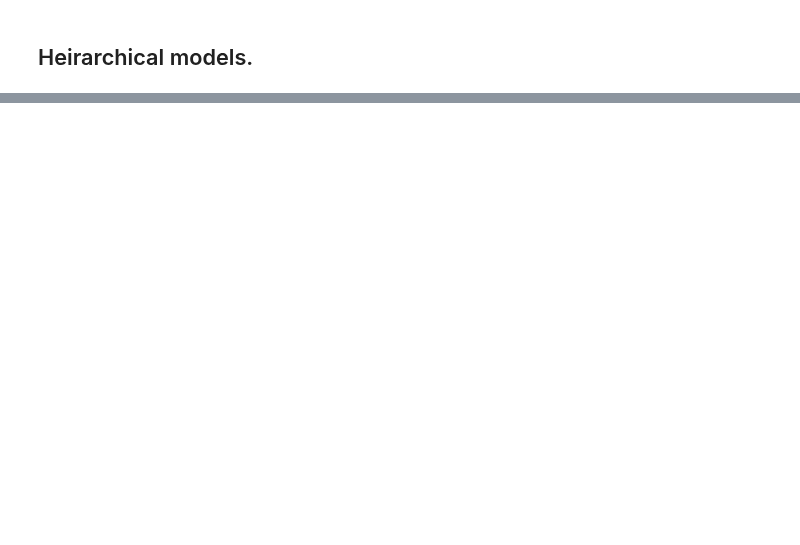
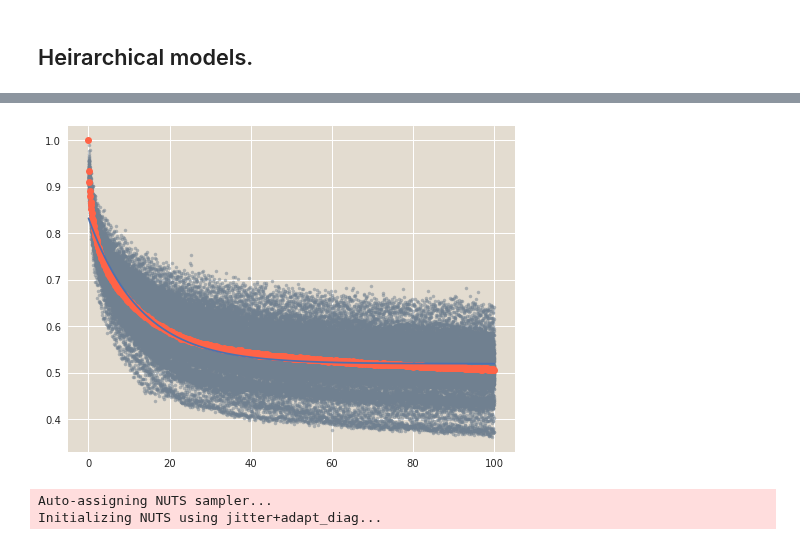
Before and after one commit to RPGroup-PBoC/mscl_survival, a Jupyter notebook: code/notebooks/testing_photobleaching_measurement.ipynb, the cells around one changed output, grey strips where cells are left out. Drawn from its saved outputs; the diff is of its cells as text; code cells hidden in the pictures; blank space fills up the shorter version.

Commit message:
Finished bleaching mcmc on delbrück

```diff
--- a/code/notebooks/testing_photobleaching_measurement.ipynb
+++ b/code/notebooks/testing_photobleaching_measurement.ipynb
@@ -81,0 +113,7 @@ Finished [100%]: Average Loss = 6,794
+# %%
+df = mscl.mcmc.trace_to_dataframe(trace, mean_auto_model)
+auto_stats = mscl.mcmc.compute_statistics(df)
+# %%
+auto_bg = auto_stats[auto_stats['parameter']=='bg']['mode'].values[0]
+auto_beta = auto_stats[auto_stats['parameter']=='beta']['mode'].values[0]
+auto_tau = auto_stats[auto_stats['parameter']=='tau']['mode'].values[0]
@@ -81,0 +127,12 @@ Finished [100%]: Average Loss = 6,794
+# %%
+fig, ax = plt.subplots(1, 1, figsize=(8,6))
+time_range = np.linspace(0, 100, 500)
+theo = auto_bg + auto_beta * np.exp(-time_range / auto_tau)
+_ = ax.plot(auto_data['elapsed_time_s'], auto_data['rescaled_intensity'], '.', color='slategray', alpha=0.5)
+grouped = auto_data.groupby(['elapsed_time_s'])
+for g, d in grouped:
+    _ = ax.plot(g, d['rescaled_intensity'].mean(), 'o', color='tomato')
+
+_ = ax.plot(time_range, theo, '-')
+# %% [output]
+[figure, added]
@@ -81,0 +148,21 @@ Finished [100%]: Average Loss = 6,794
+# %%
+with pm.Model() as delta_mean_model:
+    # Set the uninformative priors.
+    tau = pm.HalfNormal('tau', sd=100)
+    beta = pm.Uniform('beta', lower=0, upper=1)
+    bg = pm.Uniform('bg', lower=0, upper=1)
+    sigma = pm.HalfNormal('sigma', sd=1)
+
+    # Set the informative priors.
+    tau_auto = pm.Normal('auto_tau', mu=auto_tau, sd=auto_tau_sd)
+    beta_auto = pm.Normal('auto_beta', mu=auto_beta, sd=auto_beta_sd)
+
+    # Compute the expected value.
+    I_theo = bg + beta_auto * tt.exp(-elapsed_time / tau_auto) + beta * tt.exp(-elapsed_time / tau)
+
+    # Sample.
+    like = pm.Normal('likelihood', mu=I_theo, sd=sigma, observed=mean_delta)
+    delta_trace = pm.sample(draws=5000, tune=10000)
+# %% [output]
+Auto-assigning NUTS sampler...
+Initializing NUTS using jitter+adapt_diag...
```
Also changed, not shown: parts of 13 cells of this notebook.
